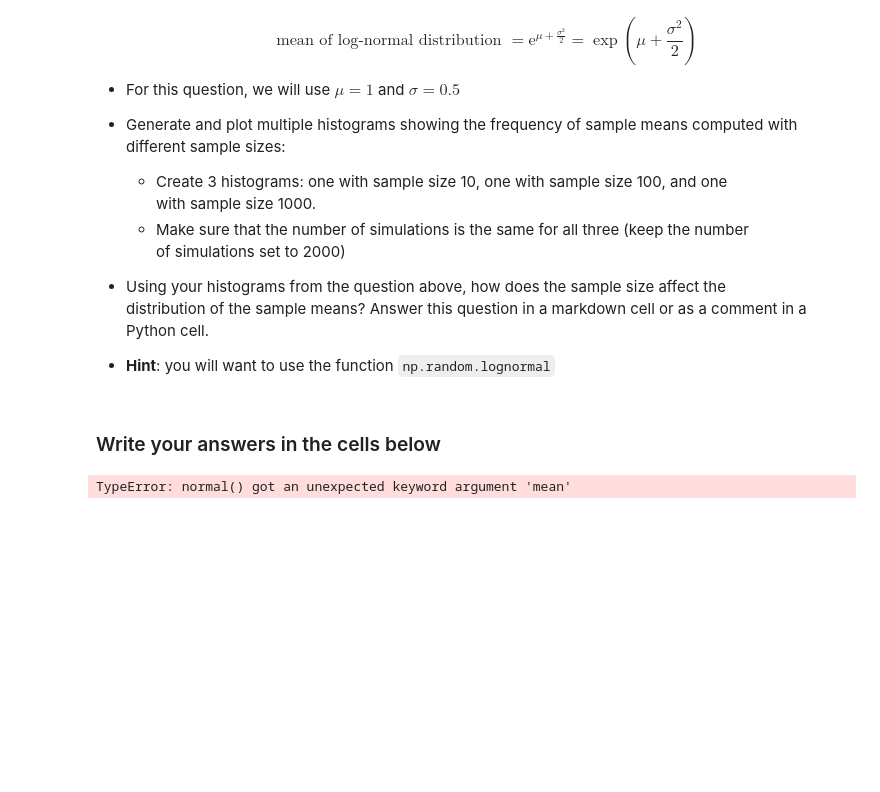
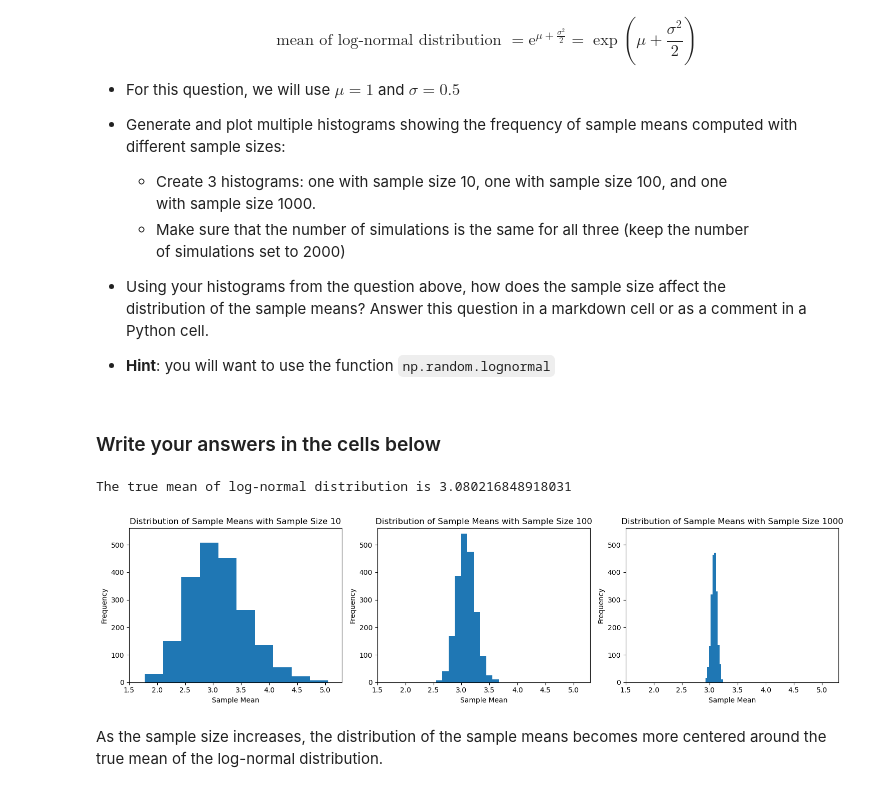
Before and after one commit to Sharo09/qtm151fall2025, a Jupyter notebook: Assignments/assignment_4/Assignment4.ipynb, the cells around one changed output. Drawn from its saved outputs; the diff is of its cells as text; code cells hidden in the pictures; blank space fills up the shorter version.

```diff
--- a/Assignments/assignment_4/Assignment4.ipynb
+++ b/Assignments/assignment_4/Assignment4.ipynb
@@ -170,24 +170,20 @@ num_simulations = 2000
 mu = 1
 sigma = 0.5
 
-sample_1 = np.random.lognormal(mean = mu, sigma = sigma, size = 10)
-sample_2 = np.random.normal(mean = mu, sigma = sigma, size = 100)
-sample_3 = np.random.normal(mean = mu, sigma = sigma, size = 1000)
+mean_sample_10 = []
 
-log_mean = np.exp(mu + sigma**2 / 2)
-
-fig, subfig_array = plt.subplots(nrows = 1, ncols = 3, figsize = (6, 3))
-
-#First Sub-Figure
-subfig_array[0].hist(x = sample_1)
-subfig_array[0].axvline()
+for i in range(num_simulations):
+    sample_10 = np.random.lognormal(mean = mu, sigma = sigma, size = 10)
+    mean_sample_10.append(np.mean(sample_10))
-# %% [output]
-TypeError: normal() got an unexpected keyword argument 'mean'
 # %%
 # Sample Size 100
 
 np.random.seed(1234) # set the seed for reproducibility
 num_simulations = 2000
 
+# complete the code
+mean_sample_100 = []
 
-# complete the code
+for i in range(num_simulations):
+    sample_100 = np.random.lognormal(mean = mu, sigma = sigma, size = 100)
+    mean_sample_100.append(np.mean(sample_100))
@@ -202,4 +190,50 @@ num_simulations = 2000
+# %%
+# Sample Size 1000
+
+np.random.seed(1234) # set the seed for reproducibility
+num_simulations = 2000
+
+# complete the code
+mean_sample_1000 = []
+
+for i in range(num_simulations):
+    sample_1000 = np.random.lognormal(mean = mu, sigma = sigma, size = 1000)
+    mean_sample_1000.append(np.mean(sample_1000))
+
+log_mean = np.exp(mu + sigma**2 / 2)
+print("The true mean of log-normal distribution is", log_mean)
+
+fig, subfig_array = plt.subplots(nrows = 1, ncols = 3, figsize = (15, 4))
+
+subfig_array[0].hist(x = mean_sample_10)
+subfig_array[0].set_title("Distribution of Sample Means with Sample Size 10")
+subfig_array[0].set_xlabel("Sample Mean")
+subfig_array[0].set_ylabel("Frequency")
+subfig_array[0].set_xlim(1.5, 5.3)
+subfig_array[0].set_ylim(0, 560)
+
+subfig_array[1].hist(x = mean_sample_100)
+subfig_array[1].set_title("Distribution of Sample Means with Sample Size 100")
+subfig_array[1].set_xlabel("Sample Mean")
+subfig_array[1].set_ylabel("Frequency")
+subfig_array[1].set_xlim(1.5, 5.3)
+subfig_array[1].set_ylim(0, 560)
+
+subfig_array[2].hist(x = mean_sample_1000)
+subfig_array[2].set_title("Distribution of Sample Means with Sample Size 1000")
+subfig_array[2].set_xlabel("Sample Mean")
+subfig_array[2].set_ylabel("Frequency")
+subfig_array[2].set_xlim(1.5, 5.3)
+subfig_array[2].set_ylim(0, 560)
+
+plt.tight_layout()
+plt.show()
+# %% [output]
+The true mean of log-normal distribution is 3.080216848918031
+[figure, added]
 # %%
 # How does the sample size affect the distribution of the sample means?
 
 # Write your answer as a comment below, or create a markdown cell.
+# %% [markdown]
+As the sample size increases, the distribution of the sample means becomes more centered around the true mean of the log-normal distribution.
```
Also changed, not shown: parts of 3 cells of this notebook.
